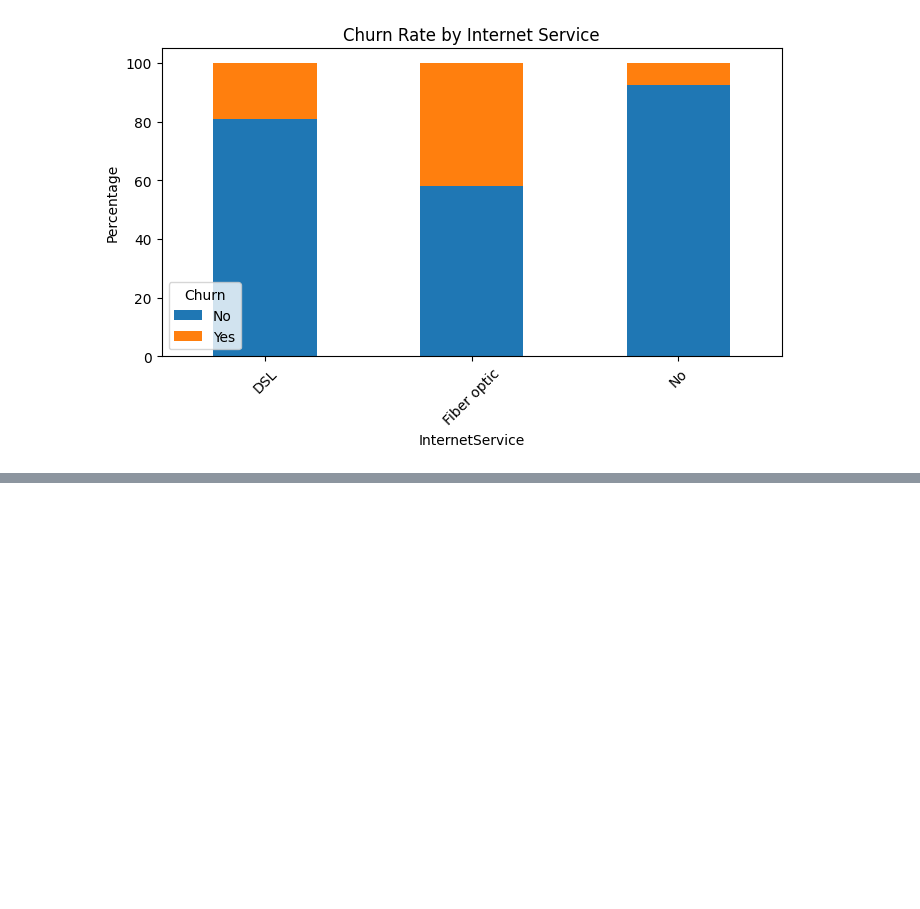
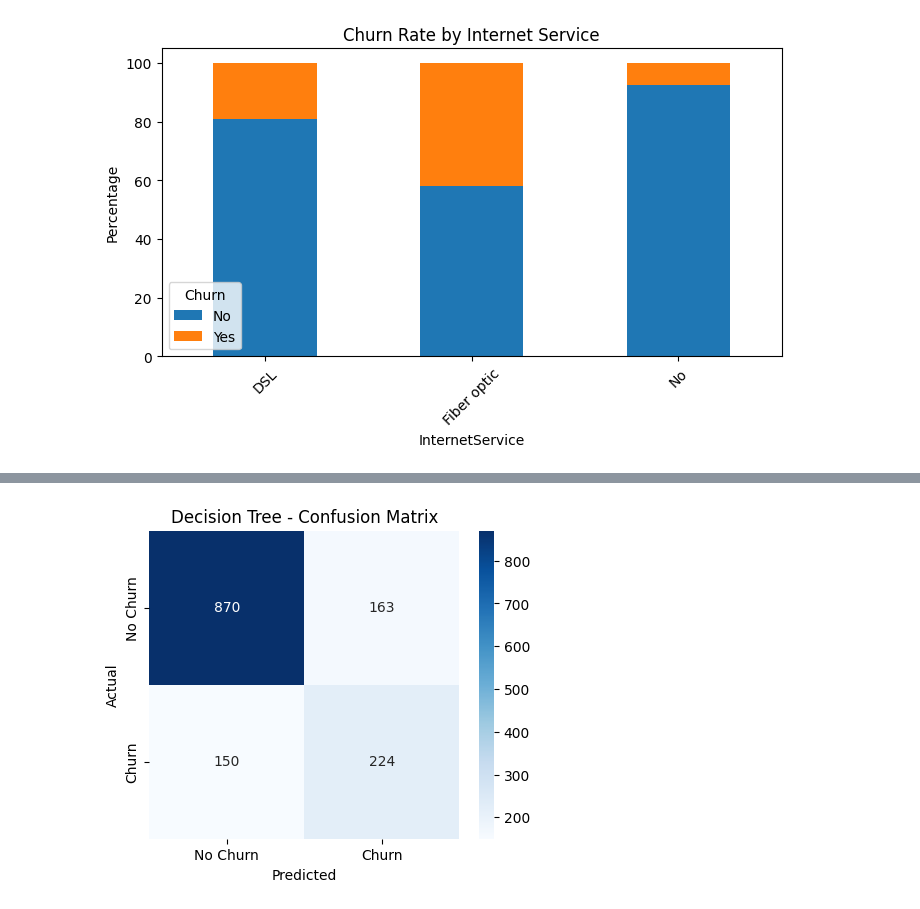
Before and after one commit to Osanda-W/Telco_Customer_churn, a Jupyter notebook: ML_CW.ipynb, the cells around one changed output, grey strips where cells are left out. Saved outputs shown, nothing was run; the diff lists cells and outputs as text; code cells hidden in the pictures; blank space fills up the shorter version.

```diff
--- a/ML_CW.ipynb
+++ b/ML_CW.ipynb
@@ -177,0 +211,4 @@ plt.show()
+# %%
+# Define features and target
+X = df.drop('Churn', axis=1)
+y = df['Churn'].map({'No': 0, 'Yes': 1})
@@ -177,0 +234,18 @@ plt.show()
+# %%
+# Preprocessing Pipeline
+
+preprocessor = ColumnTransformer(
+    transformers=[
+        ('num', StandardScaler(), numerical_cols),
+        ('cat', OneHotEncoder(drop='first', handle_unknown='ignore'), categorical_cols)
+    ])
+
+# Apply preprocessing
+X_train_processed = preprocessor.fit_transform(X_train)
+X_test_processed = preprocessor.transform(X_test)
+
+# Get feature names after one-hot encoding (for interpretation)
+feature_names = (numerical_cols +
+                 list(preprocessor.named_transformers_['cat'].get_feature_names_out(categorical_cols)))
+
+print(f"Number of features after encoding: {X_train_processed.shape[1]}")
@@ -177,0 +283,13 @@ plt.show()
+# %%
+# Evaluate Decision Tree
+y_pred_dt = best_dt.predict(X_test_processed)
+y_pred_proba_dt = best_dt.predict_proba(X_test_processed)[:, 1]
+
+dt_accuracy = accuracy_score(y_test, y_pred_dt)
+dt_auc = roc_auc_score(y_test, y_pred_proba_dt)
+
+print("\n=== Decision Tree Results ===")
+print(f"Accuracy: {dt_accuracy:.4f}({dt_accuracy*100:.2f}%)")
+print(f"AUC-ROC: {dt_auc:.4f}({dt_auc*100:.2f}%)")
+print("\nClassification Report:")
+print(classification_report(y_test, y_pred_dt))
@@ -177,0 +310,12 @@ plt.show()
+# %%
+# Confusion Matrix
+plt.figure(figsize=(5,4))
+sns.heatmap(confusion_matrix(y_test, y_pred_dt), annot=True, fmt='d', cmap='Blues',
+                            xticklabels=['No Churn', 'Churn'],
+                yticklabels=['No Churn', 'Churn'])
+plt.title('Decision Tree - Confusion Matrix')
+plt.ylabel('Actual')
+plt.xlabel('Predicted')
+plt.show()
+# %% [output]
+[figure, added]
```
Also changed, not shown: parts of 11 cells of this notebook.
